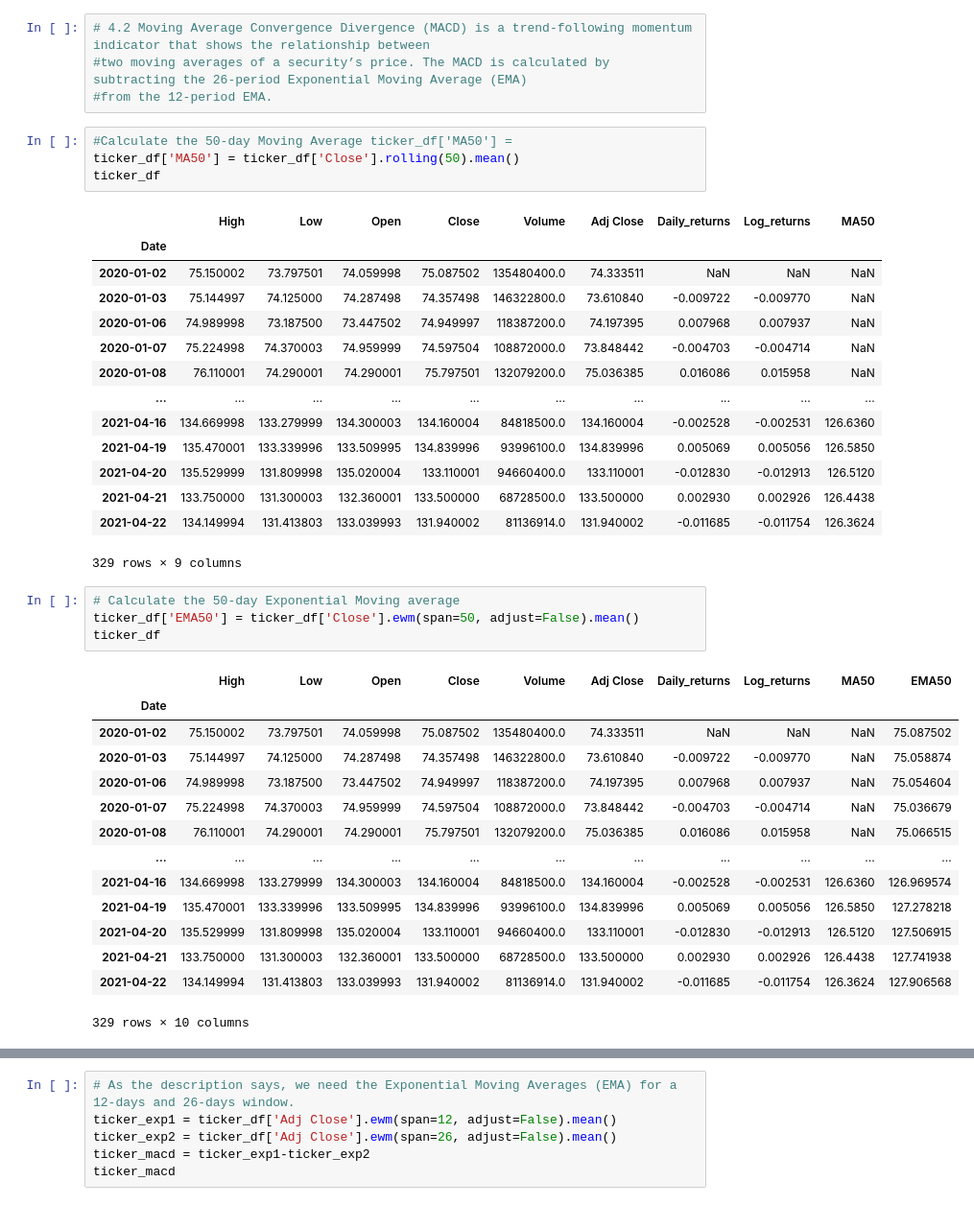
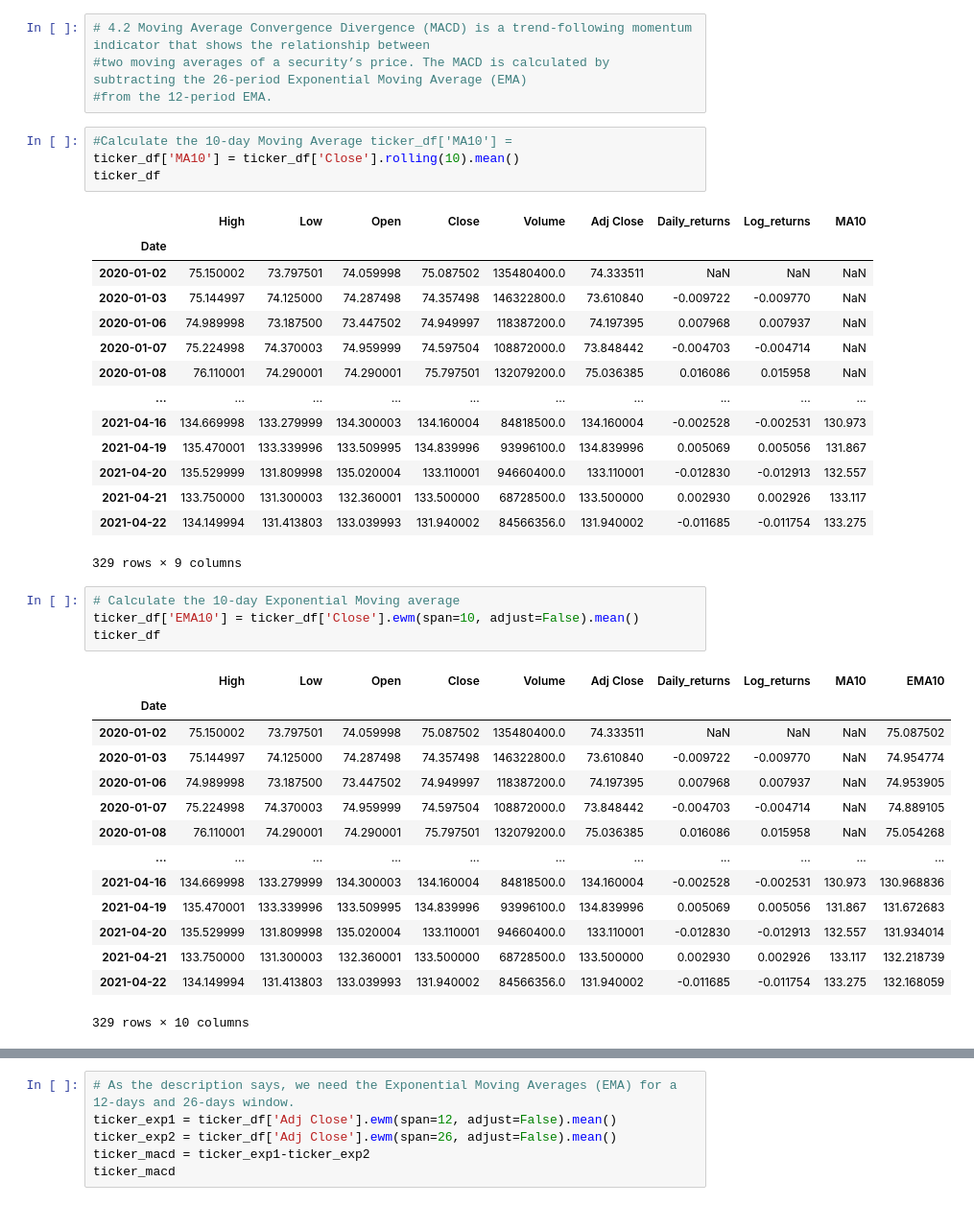
Before and after one commit to wchance/project1, a Jupyter notebook: notebooks/jsirab/Analysis/Financial_Analysis_MC_simul .ipynb, the cells around one changed output, grey strips where cells are left out. Shown at 96% size. Saved outputs shown, nothing was run; the diff lists cells and outputs as text.

```diff
--- a/notebooks/jsirab/Analysis/Financial_Analysis_MC_simul .ipynb
+++ b/notebooks/jsirab/Analysis/Financial_Analysis_MC_simul .ipynb
@@ -417,11 +425,11 @@ Text(0.5, 1.0, 'AAPL volatility: 43.669999999999995%')
 #two moving averages of a security’s price. The MACD is calculated by subtracting the 26-period Exponential Moving Average (EMA)
 #from the 12-period EMA.
 # %%
-#Calculate the 50-day Moving Average ticker_df['MA50'] =
-ticker_df['MA50'] = ticker_df['Close'].rolling(50).mean()
+#Calculate the 10-day Moving Average ticker_df['MA10'] =
+ticker_df['MA10'] = ticker_df['Close'].rolling(10).mean()
 ticker_df
 # %% [output]
-|  | High | Low | Open | Close | Volume | Adj Close | Daily_returns | Log_returns | MA50 |
+|  | High | Low | Open | Close | Volume | Adj Close | Daily_returns | Log_returns | MA10 |
 | Date |  |  |  |  |  |  |  |  |  |
 | 2020-01-02 | 75.150002 | 73.797501 | 74.059998 | 75.087502 | 135480400.0 | 74.333511 | NaN | NaN | NaN |
 | 2020-01-03 | 75.144997 | 74.125000 | 74.287498 | 74.357498 | 146322800.0 | 73.610840 | -0.009722 | -0.009770 | NaN |
@@ -429,30 +437,30 @@ ticker_df
 | 2020-01-07 | 75.224998 | 74.370003 | 74.959999 | 74.597504 | 108872000.0 | 73.848442 | -0.004703 | -0.004714 | NaN |
 | 2020-01-08 | 76.110001 | 74.290001 | 74.290001 | 75.797501 | 132079200.0 | 75.036385 | 0.016086 | 0.015958 | NaN |
 | ... | ... | ... | ... | ... | ... | ... | ... | ... | ... |
-| 2021-04-16 | 134.669998 | 133.279999 | 134.300003 | 134.160004 | 84818500.0 | 134.160004 | -0.002528 | -0.002531 | 126.6360 |
-| 2021-04-19 | 135.470001 | 133.339996 | 133.509995 | 134.839996 | 93996100.0 | 134.839996 | 0.005069 | 0.005056 | 126.5850 |
-| 2021-04-20 | 135.529999 | 131.809998 | 135.020004 | 133.110001 | 94660400.0 | 133.110001 | -0.012830 | -0.012913 | 126.5120 |
-| 2021-04-21 | 133.750000 | 131.300003 | 132.360001 | 133.500000 | 68728500.0 | 133.500000 | 0.002930 | 0.002926 | 126.4438 |
-| 2021-04-22 | 134.149994 | 131.413803 | 133.039993 | 131.940002 | 81136914.0 | 131.940002 | -0.011685 | -0.011754 | 126.3624 |
+| 2021-04-16 | 134.669998 | 133.279999 | 134.300003 | 134.160004 | 84818500.0 | 134.160004 | -0.002528 | -0.002531 | 130.973 |
+| 2021-04-19 | 135.470001 | 133.339996 | 133.509995 | 134.839996 | 93996100.0 | 134.839996 | 0.005069 | 0.005056 | 131.867 |
+| 2021-04-20 | 135.529999 | 131.809998 | 135.020004 | 133.110001 | 94660400.0 | 133.110001 | -0.012830 | -0.012913 | 132.557 |
+| 2021-04-21 | 133.750000 | 131.300003 | 132.360001 | 133.500000 | 68728500.0 | 133.500000 | 0.002930 | 0.002926 | 133.117 |
+| 2021-04-22 | 134.149994 | 131.413803 | 133.039993 | 131.940002 | 84566356.0 | 131.940002 | -0.011685 | -0.011754 | 133.275 |
 329 rows × 9 columns
 # %%
-# Calculate the 50-day Exponential Moving average
-ticker_df['EMA50'] = ticker_df['Close'].ewm(span=50, adjust=False).mean()
+# Calculate the 10-day Exponential Moving average
+ticker_df['EMA10'] = ticker_df['Close'].ewm(span=10, adjust=False).mean()
 ticker_df
 # %% [output]
-|  | High | Low | Open | Close | Volume | Adj Close | Daily_returns | Log_returns | MA50 | EMA50 |
+|  | High | Low | Open | Close | Volume | Adj Close | Daily_returns | Log_returns | MA10 | EMA10 |
 | Date |  |  |  |  |  |  |  |  |  |  |
 | 2020-01-02 | 75.150002 | 73.797501 | 74.059998 | 75.087502 | 135480400.0 | 74.333511 | NaN | NaN | NaN | 75.087502 |
-| 2020-01-03 | 75.144997 | 74.125000 | 74.287498 | 74.357498 | 146322800.0 | 73.610840 | -0.009722 | -0.009770 | NaN | 75.058874 |
-| 2020-01-06 | 74.989998 | 73.187500 | 73.447502 | 74.949997 | 118387200.0 | 74.197395 | 0.007968 | 0.007937 | NaN | 75.054604 |
-| 2020-01-07 | 75.224998 | 74.370003 | 74.959999 | 74.597504 | 108872000.0 | 73.848442 | -0.004703 | -0.004714 | NaN | 75.036679 |
-| 2020-01-08 | 76.110001 | 74.290001 | 74.290001 | 75.797501 | 132079200.0 | 75.036385 | 0.016086 | 0.015958 | NaN | 75.066515 |
+| 2020-01-03 | 75.144997 | 74.125000 | 74.287498 | 74.357498 | 146322800.0 | 73.610840 | -0.009722 | -0.009770 | NaN | 74.954774 |
+| 2020-01-06 | 74.989998 | 73.187500 | 73.447502 | 74.949997 | 118387200.0 | 74.197395 | 0.007968 | 0.007937 | NaN | 74.953905 |
+| 2020-01-07 | 75.224998 | 74.370003 | 74.959999 | 74.597504 | 108872000.0 | 73.848442 | -0.004703 | -0.004714 | NaN | 74.889105 |
+| 2020-01-08 | 76.110001 | 74.290001 | 74.290001 | 75.797501 | 132079200.0 | 75.036385 | 0.016086 | 0.015958 | NaN | 75.054268 |
 | ... | ... | ... | ... | ... | ... | ... | ... | ... | ... | ... |
-| 2021-04-16 | 134.669998 | 133.279999 | 134.300003 | 134.160004 | 84818500.0 | 134.160004 | -0.002528 | -0.002531 | 126.6360 | 126.969574 |
-| 2021-04-19 | 135.470001 | 133.339996 | 133.509995 | 134.839996 | 93996100.0 | 134.839996 | 0.005069 | 0.005056 | 126.5850 | 127.278218 |
-| 2021-04-20 | 135.529999 | 131.809998 | 135.020004 | 133.110001 | 94660400.0 | 133.110001 | -0.012830 | -0.012913 | 126.5120 | 127.506915 |
-| 2021-04-21 | 133.750000 | 131.300003 | 132.360001 | 133.500000 | 68728500.0 | 133.500000 | 0.002930 | 0.002926 | 126.4438 | 127.741938 |
-| 2021-04-22 | 134.149994 | 131.413803 | 133.039993 | 131.940002 | 81136914.0 | 131.940002 | -0.011685 | -0.011754 | 126.3624 | 127.906568 |
+| 2021-04-16 | 134.669998 | 133.279999 | 134.300003 | 134.160004 | 84818500.0 | 134.160004 | -0.002528 | -0.002531 | 130.973 | 130.968836 |
+| 2021-04-19 | 135.470001 | 133.339996 | 133.509995 | 134.839996 | 93996100.0 | 134.839996 | 0.005069 | 0.005056 | 131.867 | 131.672683 |
+| 2021-04-20 | 135.529999 | 131.809998 | 135.020004 | 133.110001 | 94660400.0 | 133.110001 | -0.012830 | -0.012913 | 132.557 | 131.934014 |
+| 2021-04-21 | 133.750000 | 131.300003 | 132.360001 | 133.500000 | 68728500.0 | 133.500000 | 0.002930 | 0.002926 | 133.117 | 132.218739 |
+| 2021-04-22 | 134.149994 | 131.413803 | 133.039993 | 131.940002 | 84566356.0 | 131.940002 | -0.011685 | -0.011754 | 133.275 | 132.168059 |
 329 rows × 10 columns
 # %%
 fig, ax =plt.subplots(figsize=(20,10))
```
Also changed, not shown: parts of 23 cells of this notebook.
